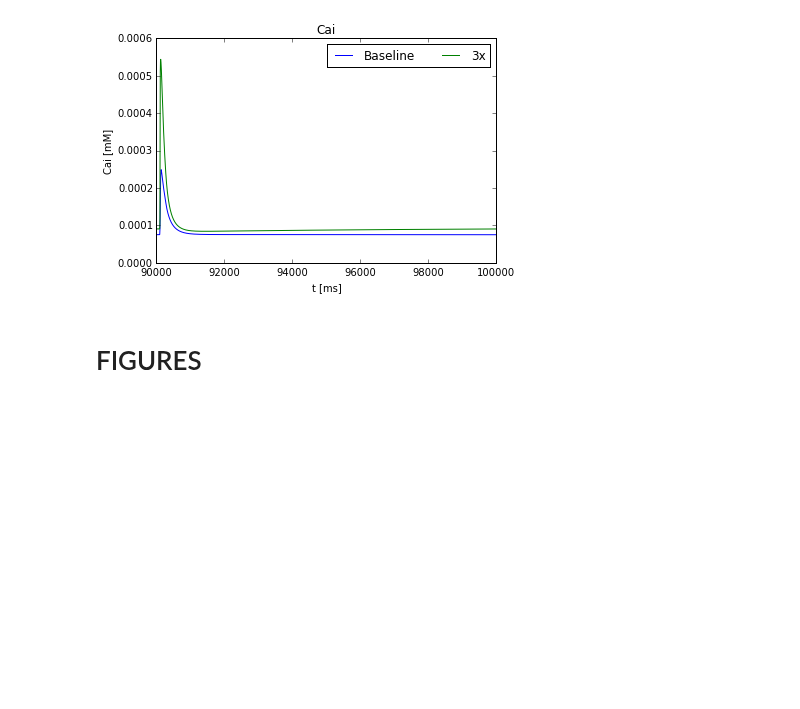
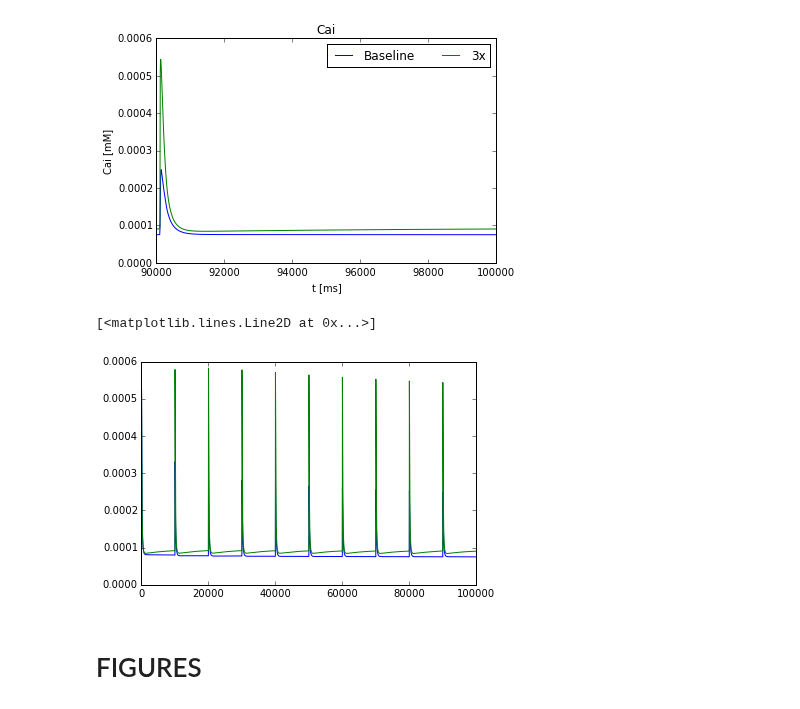
Before and after one commit to huskeypm/wholecell, a Jupyter notebook: despaSweep-jit.ipynb, the cells around one changed output. Cells and saved outputs as stored; diff of their text form; code cells hidden in the pictures; blank space fills up the shorter version.

```diff
--- a/despaSweep-jit.ipynb
+++ b/despaSweep-jit.ipynb
@@ -267,6 +267,34 @@ plt.tight_layout()
 0.000265699869111 7.5054391005e-05
 0.000564126029035 8.42046507959e-05
 [figure]
+# %%
+import analyzeODE as ao
+
+
+root = "/home/AD/cesc235/wholecell_new3/wholecell/"
+versionPrefix = "150721_"
+
+if 0:
+  data8= ao.readPickle(root+"run_G_CaBk1.00_G_NaBk1.00_stim10000.pickle")
+  data9= ao.readPickle(root+"run_G_CaBk3.00_G_NaBk3.00_stim10000.pickle")
+
+data = data8
+s8 = data['s']
+t = data['t']
+label = "Cai"
+idx = s_idx.index(label)
+plot(t,s8[:,idx],label="Baseline")
+
+
+data = data9
+s9 = data['s']
+t = data['t']
+s_idx = data['s_idx']
+idx = s_idx.index(label)
+plot(t,s9[:,idx],label="3x")
+# %% [output]
+[<matplotlib.lines.Line2D at 0x...>]
+[figure, added]
 # %% [markdown]
 # FIGURES
 # %%
```
Also changed, not shown: 3 other files.
